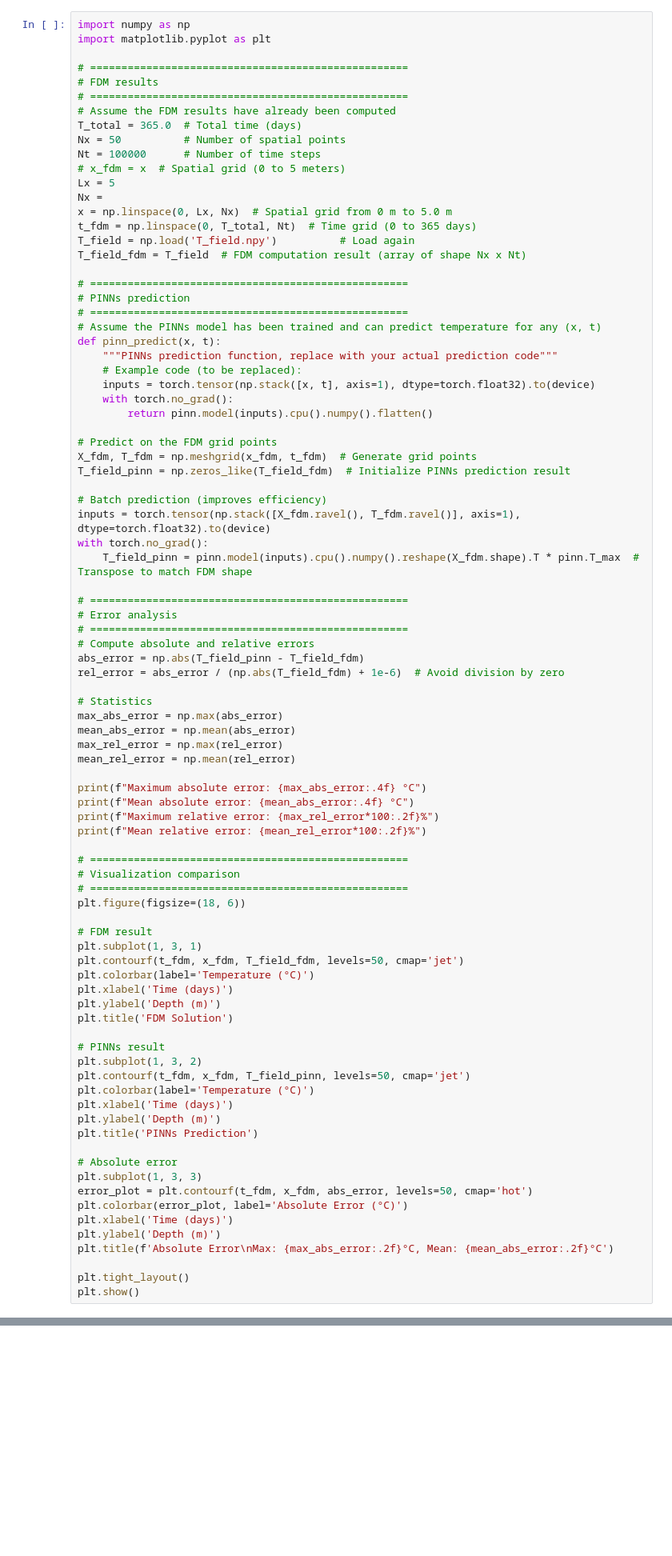
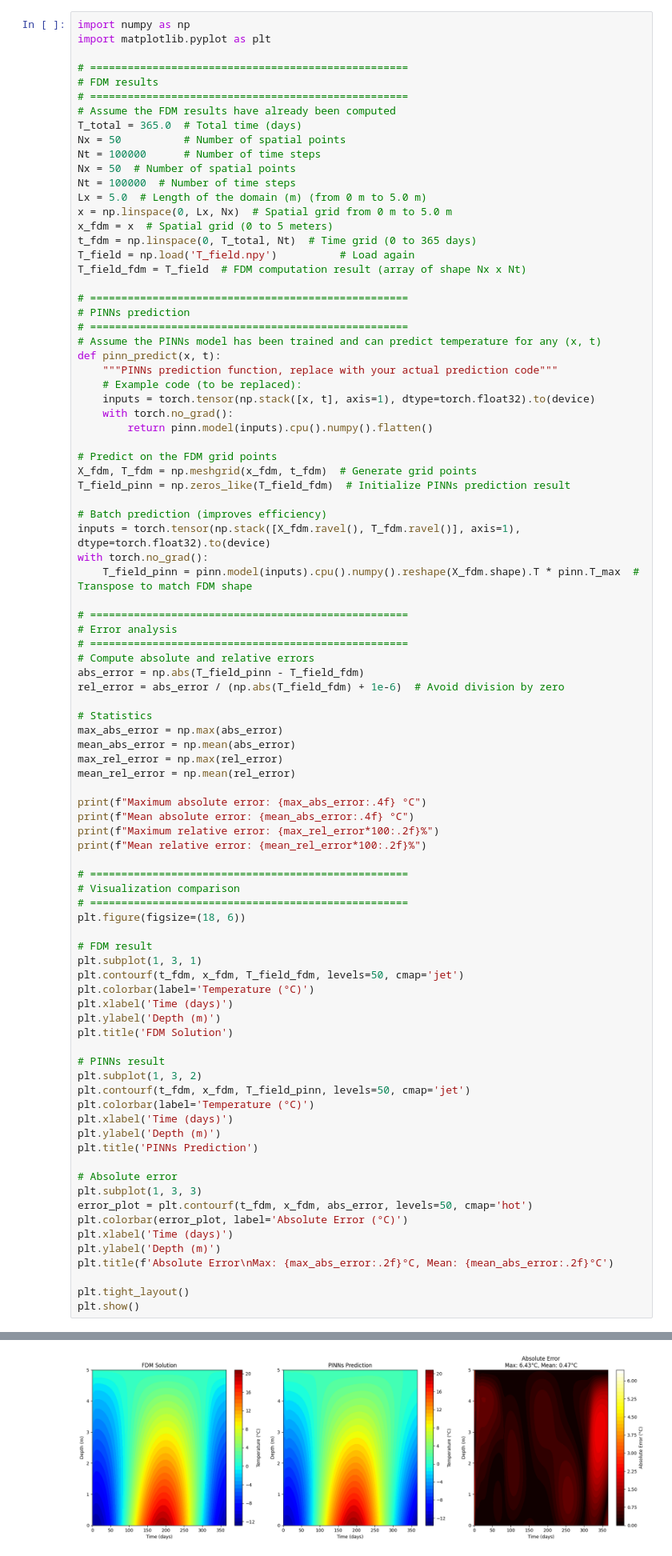
Before and after one commit to ShihaoCui/DigitalTwinForPhaseChangeTemperature, a Jupyter notebook: 3 Forward Model using PINNS/PINNs Forward Modeling.ipynb, the cells around one changed output, grey strips where cells are left out. Shown at 80% size. Drawn from its saved outputs; the diff is of its cells as text; blank space fills up the shorter version.

```diff
--- a/3 Forward Model using PINNS/PINNs Forward Modeling.ipynb
+++ b/3 Forward Model using PINNS/PINNs Forward Modeling.ipynb
@@ -389,10 +389,11 @@ import matplotlib.pyplot as plt
 T_total = 365.0  # Total time (days)
 Nx = 50          # Number of spatial points
 Nt = 100000      # Number of time steps
-# x_fdm = x  # Spatial grid (0 to 5 meters)
-Lx = 5
-Nx =
+Nx = 50  # Number of spatial points
+Nt = 100000  # Number of time steps
+Lx = 5.0  # Length of the domain (m) (from 0 m to 5.0 m)
 x = np.linspace(0, Lx, Nx)  # Spatial grid from 0 m to 5.0 m
+x_fdm = x  # Spatial grid (0 to 5 meters)
 t_fdm = np.linspace(0, T_total, Nt)  # Time grid (0 to 365 days)
 T_field = np.load('T_field.npy')          # Load again
 T_field_fdm = T_field  # FDM computation result (array of shape Nx x Nt)
@@ -471,3 +475,4 @@ NameError: name 'Lx' is not defined
+[figure, added]
 # %%
 # ===================================================
 # Time-slice comparison (example: Day 0)
```
Also changed, not shown: parts of 4 cells of this notebook.
